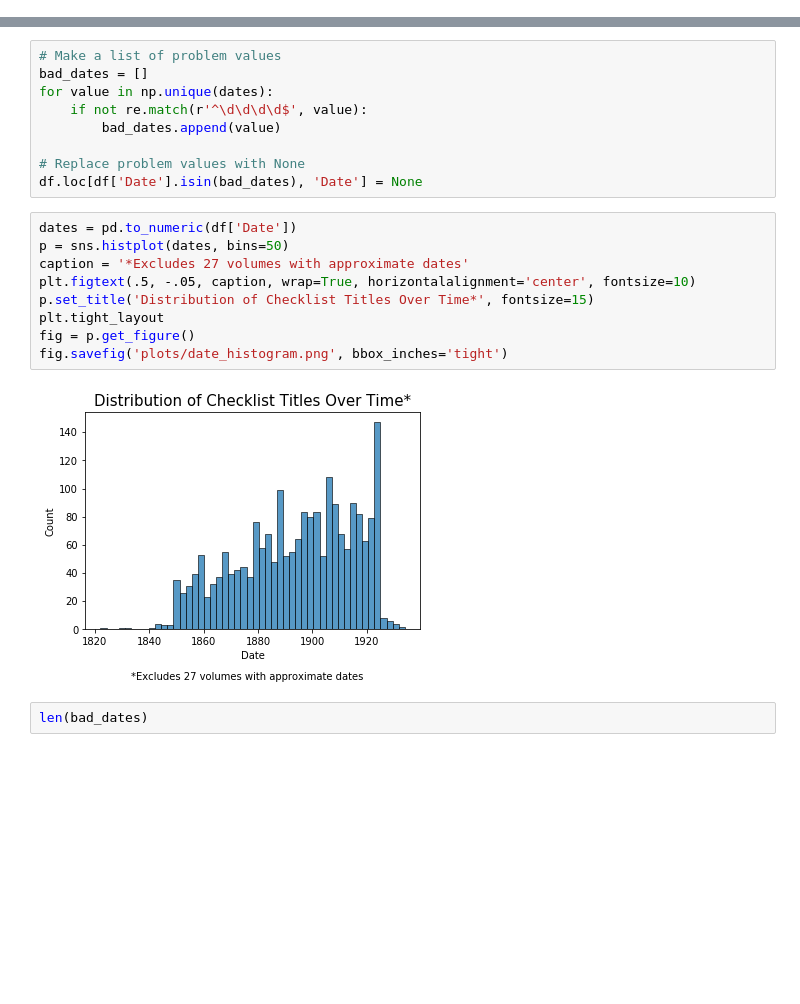
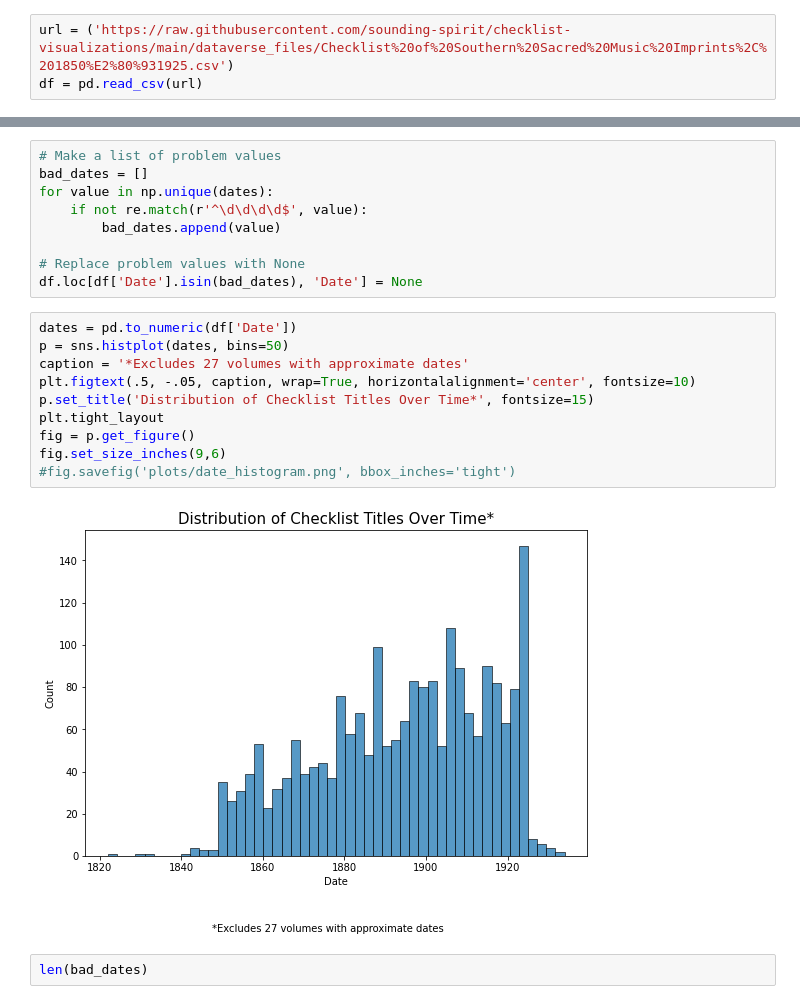
Before and after one commit to sounding-spirit/checklist-visualizations, a Jupyter notebook: checklist_visualizations.ipynb, the cells around one changed output, grey strips where cells are left out. Cells and saved outputs as stored; diff of their text form; blank space fills up the shorter version.

Commit message:
more graphs

```diff
--- a/checklist_visualizations.ipynb
+++ b/checklist_visualizations.ipynb
@@ -26,3 +25,6 @@ df = pd.read_csv(filename)
+# %%
+url = ('https://raw.githubusercontent.com/sounding-spirit/checklist-visualizations/main/dataverse_files/Checklist%20of%20Southern%20Sacred%20Music%20Imprints%2C%201850%E2%80%931925.csv')
+df = pd.read_csv(url)
 # %%
 df.head()
 # %% [output]
@@ -84,14 +85,15 @@ df.loc[df['Date'].isin(bad_dates), 'Date'] = None
 # %%
 dates = pd.to_numeric(df['Date'])
 p = sns.histplot(dates, bins=50)
 caption = '*Excludes 27 volumes with approximate dates'
 plt.figtext(.5, -.05, caption, wrap=True, horizontalalignment='center', fontsize=10)
 p.set_title('Distribution of Checklist Titles Over Time*', fontsize=15)
 plt.tight_layout
 fig = p.get_figure()
-fig.savefig('plots/date_histogram.png', bbox_inches='tight')
+fig.set_size_inches(9,6)
+#fig.savefig('plots/date_histogram.png', bbox_inches='tight')
 # %% [output]
-[figure, old version]
+[figure, new version]
 # %%
 len(bad_dates)
 # %% [output]
```
Also changed, not shown: parts of 23 cells of this notebook.
